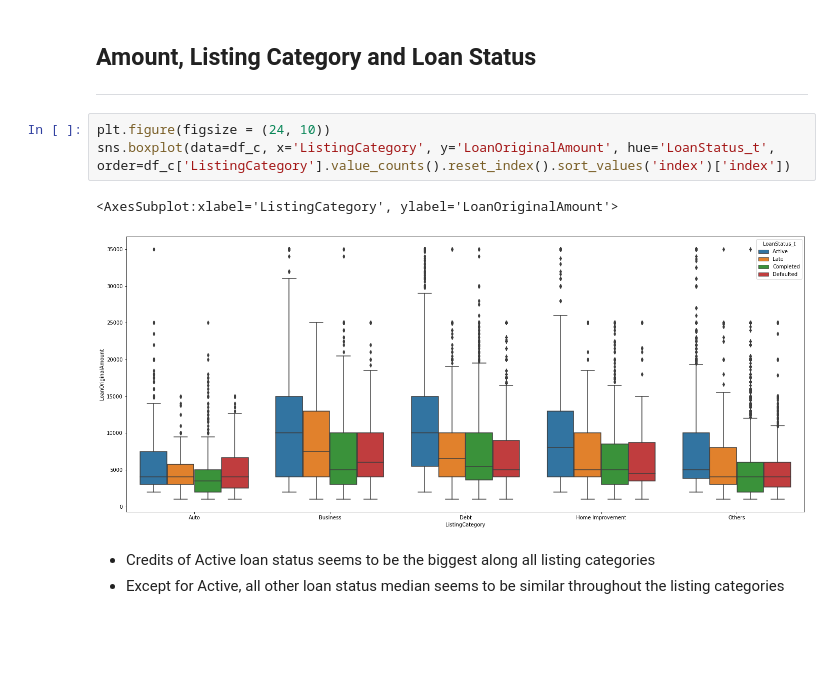
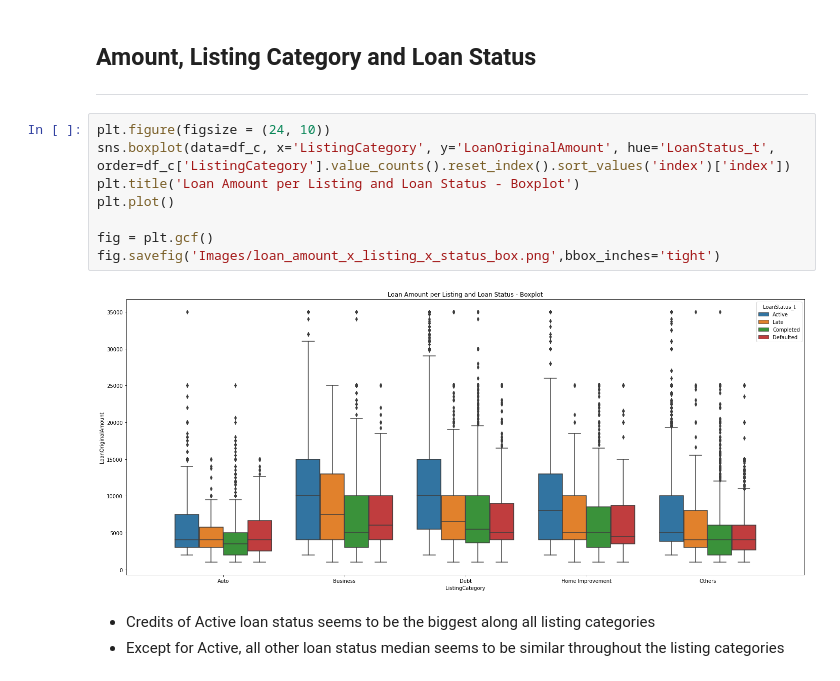
Before and after one commit to FilipeSquire/Udacity-DA, a Jupyter notebook: Data Visualization Project/exploration.ipynb, the cells around one changed output. Cells and saved outputs as stored; diff of their text form; blank space fills up the shorter version.

```diff
--- a/Data Visualization Project/exploration.ipynb
+++ b/Data Visualization Project/exploration.ipynb
@@ -381,9 +404,13 @@ sns.boxplot(data=df_c, x='ProsperRating (Alpha)', y='LoanOriginalAmount', hue='L
 # %%
 plt.figure(figsize = (24, 10))
 sns.boxplot(data=df_c, x='ListingCategory', y='LoanOriginalAmount', hue='LoanStatus_t', order=df_c['ListingCategory'].value_counts().reset_index().sort_values('index')['index'])
+plt.title('Loan Amount per Listing and Loan Status - Boxplot')
+plt.plot()
+
+fig = plt.gcf()
+fig.savefig('Images/loan_amount_x_listing_x_status_box.png',bbox_inches='tight')
 # %% [output]
-<AxesSubplot:xlabel='ListingCategory', ylabel='LoanOriginalAmount'>
-[figure, old version]
+[figure, new version]
 # %% [markdown]
 * Credits of Active loan status seems to be the biggest along all listing categories
 * Except for Active, all other loan status median seems to be similar throughout the listing categories
```
Also changed, not shown: parts of 12 cells of this notebook, 3 other files.
